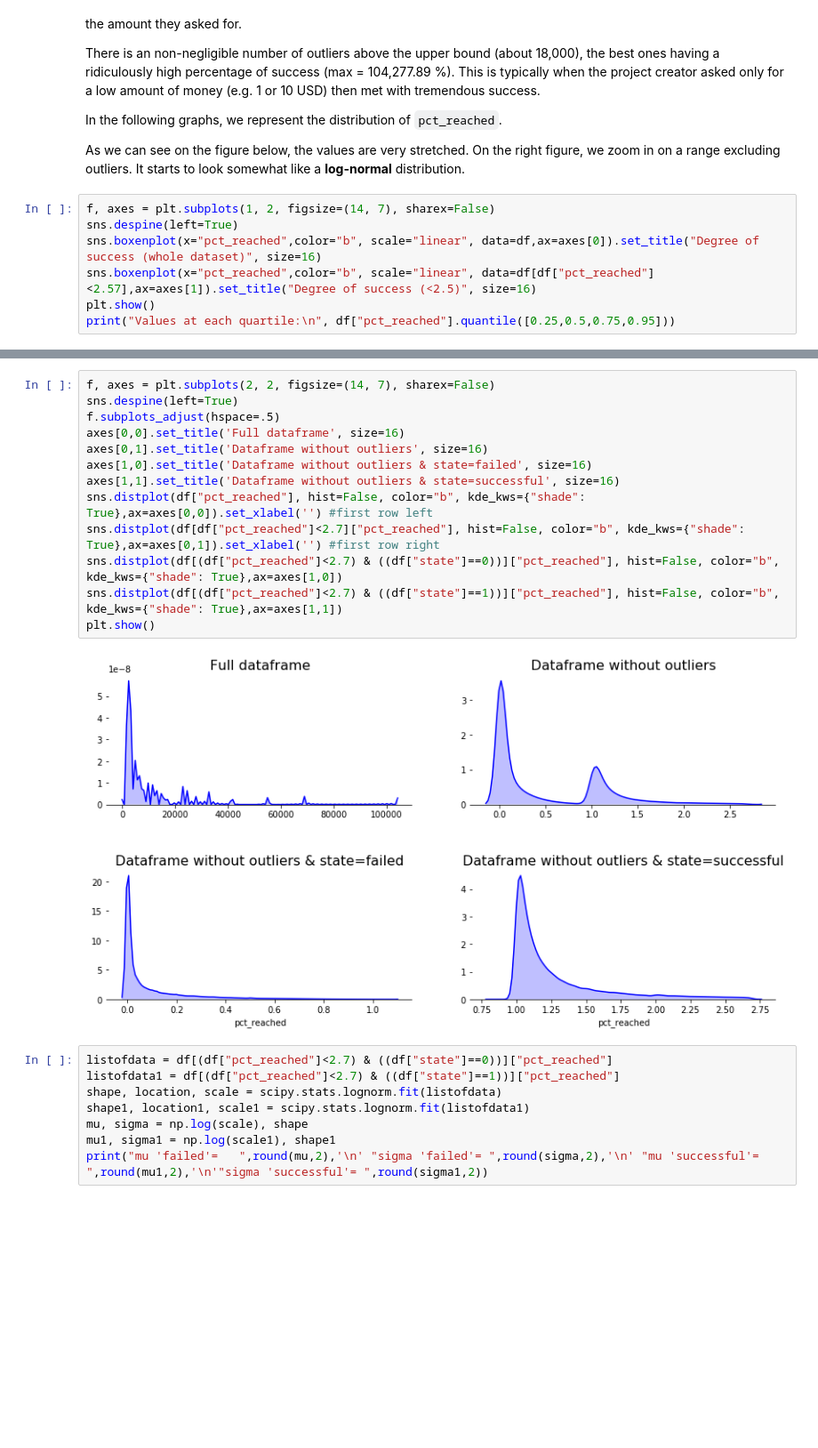
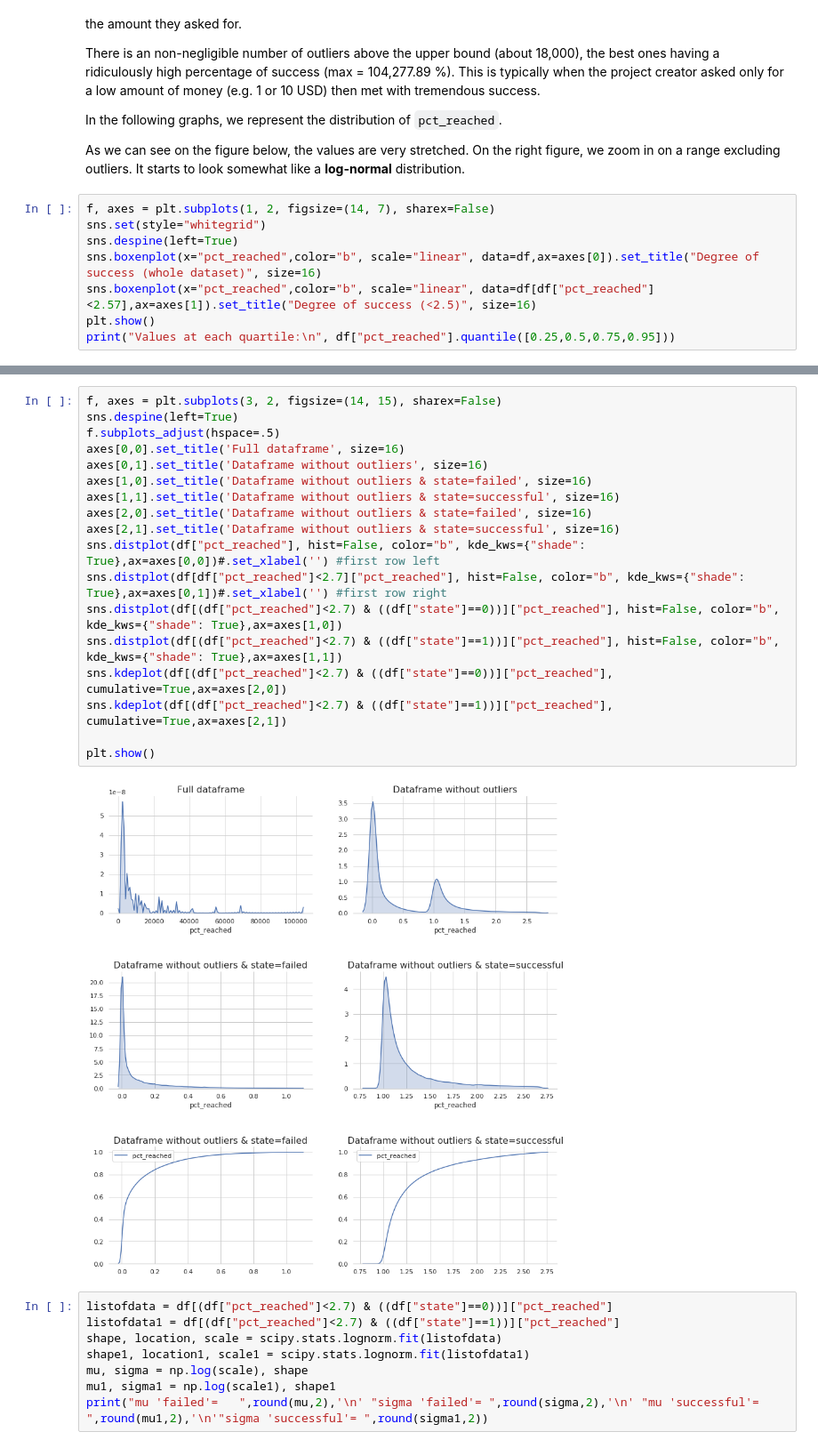
Before and after one commit to tbacha/DMML2019_Team_Apple, a Jupyter notebook: code/Kickstarter_notebook_Team_Apple_EDA.ipynb, the cells around one changed output, grey strips where cells are left out. Shown: that part at 89% size. Drawn from its saved outputs; the diff is of its cells as text; blank space fills up the shorter version.

```diff
--- a/code/Kickstarter_notebook_Team_Apple_EDA.ipynb
+++ b/code/Kickstarter_notebook_Team_Apple_EDA.ipynb
@@ -210,6 +210,7 @@ In the following graphs, we represent the distribution of `pct_reached`.
 As we can see on the figure below, the values are very stretched. On the right figure, we zoom in on a range excluding outliers. It starts to look somewhat like a **log-normal** distribution.
 # %%
 f, axes = plt.subplots(1, 2, figsize=(14, 7), sharex=False)
+sns.set(style="whitegrid")
 sns.despine(left=True)
 sns.boxenplot(x="pct_reached",color="b", scale="linear", data=df,ax=axes[0]).set_title("Degree of success (whole dataset)", size=16)
 sns.boxenplot(x="pct_reached",color="b", scale="linear", data=df[df["pct_reached"]<2.57],ax=axes[1]).set_title("Degree of success (<2.5)", size=16)
@@ -234,18 +235,23 @@ In both cases, the `pct_reached` indeed follows a **log-normal** distribution.
 # %%
-f, axes = plt.subplots(2, 2, figsize=(14, 7), sharex=False)
+f, axes = plt.subplots(3, 2, figsize=(14, 15), sharex=False)
 sns.despine(left=True)
 f.subplots_adjust(hspace=.5)
 axes[0,0].set_title('Full dataframe', size=16)
 axes[0,1].set_title('Dataframe without outliers', size=16)
 axes[1,0].set_title('Dataframe without outliers & state=failed', size=16)
 axes[1,1].set_title('Dataframe without outliers & state=successful', size=16)
-sns.distplot(df["pct_reached"], hist=False, color="b", kde_kws={"shade": True},ax=axes[0,0]).set_xlabel('') #first row left
-sns.distplot(df[df["pct_reached"]<2.7]["pct_reached"], hist=False, color="b", kde_kws={"shade": True},ax=axes[0,1]).set_xlabel('') #first row right
+axes[2,0].set_title('Dataframe without outliers & state=failed', size=16)
+axes[2,1].set_title('Dataframe without outliers & state=successful', size=16)
+sns.distplot(df["pct_reached"], hist=False, color="b", kde_kws={"shade": True},ax=axes[0,0])#.set_xlabel('') #first row left
+sns.distplot(df[df["pct_reached"]<2.7]["pct_reached"], hist=False, color="b", kde_kws={"shade": True},ax=axes[0,1])#.set_xlabel('') #first row right
 sns.distplot(df[(df["pct_reached"]<2.7) & ((df["state"]==0))]["pct_reached"], hist=False, color="b", kde_kws={"shade": True},ax=axes[1,0])
 sns.distplot(df[(df["pct_reached"]<2.7) & ((df["state"]==1))]["pct_reached"], hist=False, color="b", kde_kws={"shade": True},ax=axes[1,1])
+sns.kdeplot(df[(df["pct_reached"]<2.7) & ((df["state"]==0))]["pct_reached"], cumulative=True,ax=axes[2,0])
+sns.kdeplot(df[(df["pct_reached"]<2.7) & ((df["state"]==1))]["pct_reached"], cumulative=True,ax=axes[2,1])
+
 plt.show()
 # %% [output]
-[figure, old version]
+[figure, new version]
 # %%
 listofdata = df[(df["pct_reached"]<2.7) & ((df["state"]==0))]["pct_reached"]
 listofdata1 = df[(df["pct_reached"]<2.7) & ((df["state"]==1))]["pct_reached"]
```
Also changed, not shown: parts of 20 cells of this notebook.
